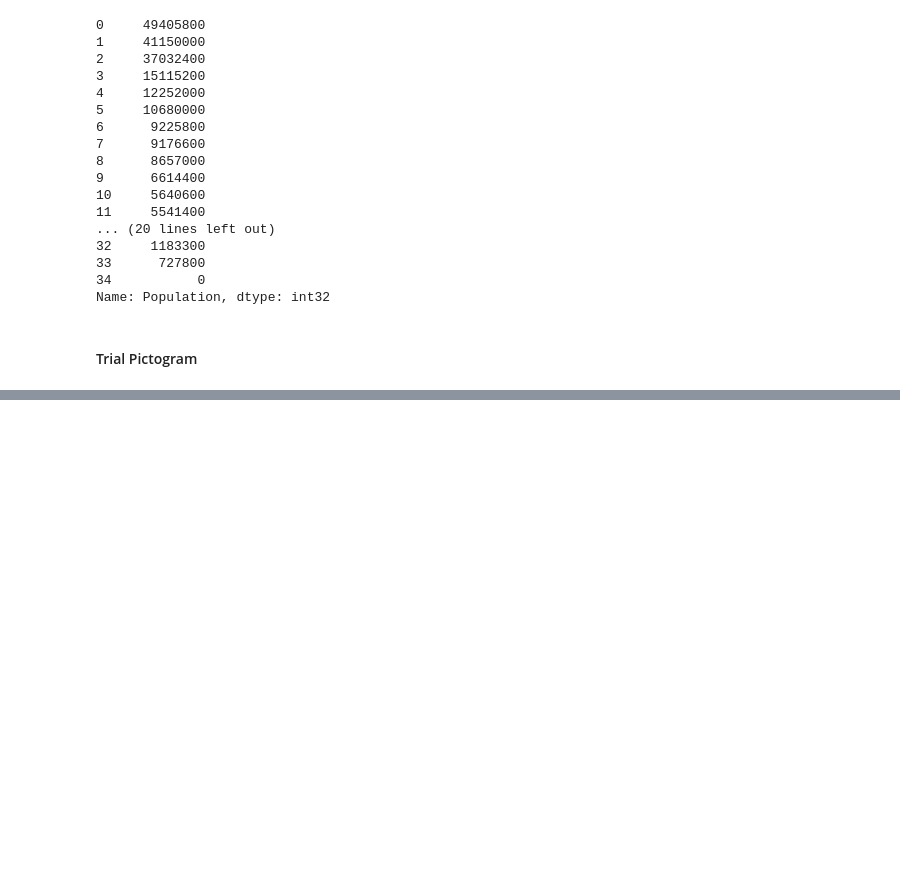
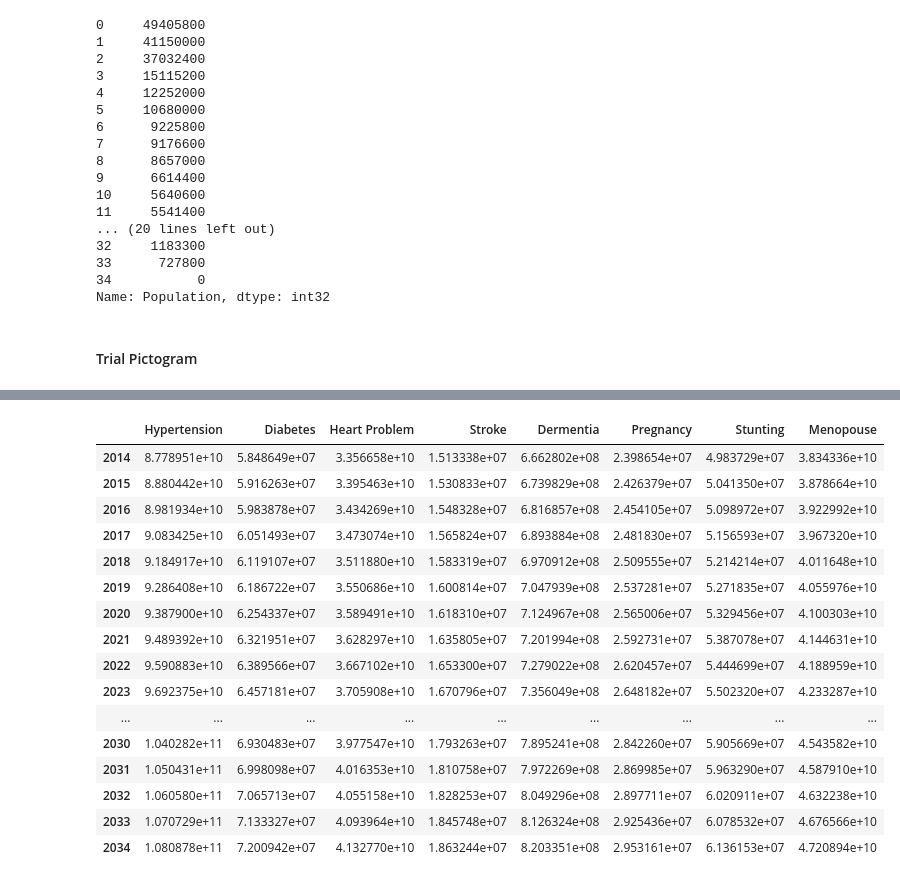
Before and after one commit to Gaia-Dental-Studio/GMed_Impact_Evaluation, a Jupyter notebook: eda.ipynb, the cells around one changed output, grey strips where cells are left out. Saved outputs shown, nothing was run; the diff lists cells and outputs as text; code cells hidden in the pictures; blank space fills up the shorter version.

Commit message:
worldwide model attached an preliminaliry done

```diff
--- a/eda.ipynb
+++ b/eda.ipynb
@@ -603,0 +1344,3 @@ fig.show()
+# %%
+# change column Year to int
+data_ml['Year'] = data_ml['Year'].astype(int)
@@ -603,0 +1360,11 @@ fig.show()
+# %%
+data_economic_burden = data_ml.copy()
+# %%
+data_economic_burden.rename(columns={
+    'Economic Burden over 40 ($) - 2014': 2014,
+    'Economic Burden over 40 ($) - 2024': 2024
+
+}, inplace = True)
+
+data_economic_burden = data_economic_burden[['Country', 'Disease', 2014, 2024]]
+data_economic_burden
@@ -603,0 +1385,24 @@ fig.show()
+# %%
+def transform_country_disease(df, country):
+    """
+    Transform the dataframe for a specific country to have diseases as columns
+    and years (2014, 2024) as rows.
+
+    Args:
+        df (pd.DataFrame): Input DataFrame.
+        country (str): The country to filter.
+
+    Returns:
+        pd.DataFrame: Transformed DataFrame with years as index and diseases as columns.
+    """
+    # Filter for the selected country
+    country_df = df[df['Country'] == country]
+
+    # Set 'Disease' as columns, '2014' and '2024' as rows
+    transformed = country_df.set_index('Disease')[[2014, 2024]].T
+
+    return transformed
+
+
+data_economic_burden_transformed = transform_country_disease(data_economic_burden, 'Australia')
+data_economic_burden_transformed
@@ -603,0 +1476,21 @@ fig.show()
+# %%
+extended_transformed = extend_years_with_modeling(data_economic_burden_transformed, projected_year=2034)
+extended_transformed
+# %% [output]
+|  | Hypertension | Diabetes | Heart Problem | Stroke | Dermentia | Pregnancy | Stunting | Menopouse |
+| 2014 | 8.778951e+10 | 5.848649e+07 | 3.356658e+10 | 1.513338e+07 | 6.662802e+08 | 2.398654e+07 | 4.983729e+07 | 3.834336e+10 |
+| 2015 | 8.880442e+10 | 5.916263e+07 | 3.395463e+10 | 1.530833e+07 | 6.739829e+08 | 2.426379e+07 | 5.041350e+07 | 3.878664e+10 |
+| 2016 | 8.981934e+10 | 5.983878e+07 | 3.434269e+10 | 1.548328e+07 | 6.816857e+08 | 2.454105e+07 | 5.098972e+07 | 3.922992e+10 |
+| 2017 | 9.083425e+10 | 6.051493e+07 | 3.473074e+10 | 1.565824e+07 | 6.893884e+08 | 2.481830e+07 | 5.156593e+07 | 3.967320e+10 |
+| 2018 | 9.184917e+10 | 6.119107e+07 | 3.511880e+10 | 1.583319e+07 | 6.970912e+08 | 2.509555e+07 | 5.214214e+07 | 4.011648e+10 |
+| 2019 | 9.286408e+10 | 6.186722e+07 | 3.550686e+10 | 1.600814e+07 | 7.047939e+08 | 2.537281e+07 | 5.271835e+07 | 4.055976e+10 |
+| 2020 | 9.387900e+10 | 6.254337e+07 | 3.589491e+10 | 1.618310e+07 | 7.124967e+08 | 2.565006e+07 | 5.329456e+07 | 4.100303e+10 |
+| 2021 | 9.489392e+10 | 6.321951e+07 | 3.628297e+10 | 1.635805e+07 | 7.201994e+08 | 2.592731e+07 | 5.387078e+07 | 4.144631e+10 |
+| 2022 | 9.590883e+10 | 6.389566e+07 | 3.667102e+10 | 1.653300e+07 | 7.279022e+08 | 2.620457e+07 | 5.444699e+07 | 4.188959e+10 |
+| 2023 | 9.692375e+10 | 6.457181e+07 | 3.705908e+10 | 1.670796e+07 | 7.356049e+08 | 2.648182e+07 | 5.502320e+07 | 4.233287e+10 |
+| ... | ... | ... | ... | ... | ... | ... | ... | ... |
+| 2030 | 1.040282e+11 | 6.930483e+07 | 3.977547e+10 | 1.793263e+07 | 7.895241e+08 | 2.842260e+07 | 5.905669e+07 | 4.543582e+10 |
+| 2031 | 1.050431e+11 | 6.998098e+07 | 4.016353e+10 | 1.810758e+07 | 7.972269e+08 | 2.869985e+07 | 5.963290e+07 | 4.587910e+10 |
+| 2032 | 1.060580e+11 | 7.065713e+07 | 4.055158e+10 | 1.828253e+07 | 8.049296e+08 | 2.897711e+07 | 6.020911e+07 | 4.632238e+10 |
+| 2033 | 1.070729e+11 | 7.133327e+07 | 4.093964e+10 | 1.845748e+07 | 8.126324e+08 | 2.925436e+07 | 6.078532e+07 | 4.676566e+10 |
+| 2034 | 1.080878e+11 | 7.200942e+07 | 4.132770e+10 | 1.863244e+07 | 8.203351e+08 | 2.953161e+07 | 6.136153e+07 | 4.720894e+10 |
```
Also changed, not shown: parts of 68 cells of this notebook, 7 other files.
